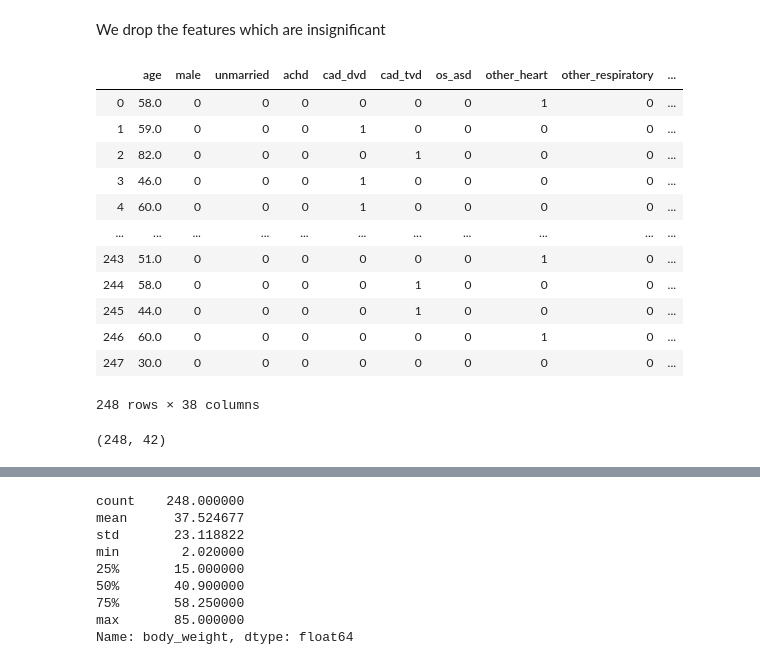
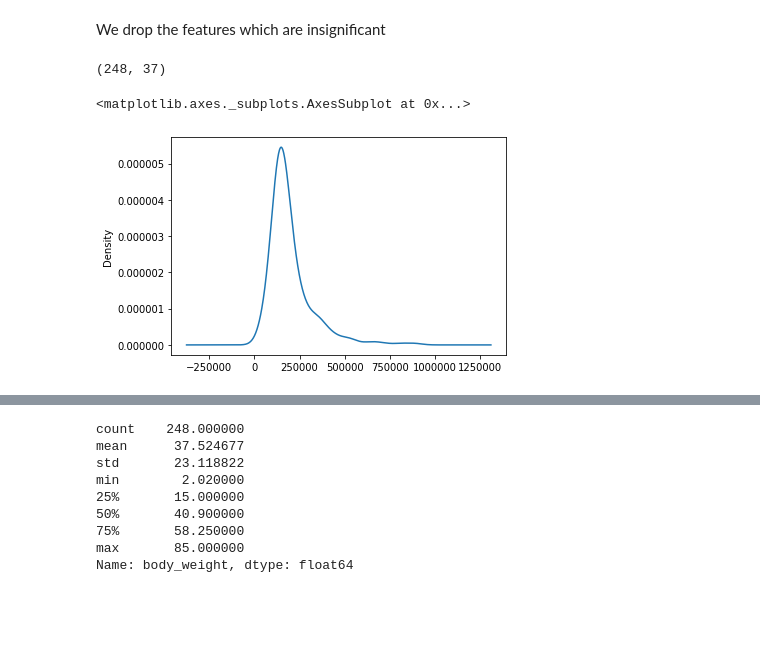
Before and after one commit to abhilashhn1993/PackagePricing_linear_regression, a Jupyter notebook: PackagePrice_DataExploration.ipynb, the cells around one changed output, grey strips where cells are left out. Drawn from its saved outputs; the diff is of its cells as text; code cells hidden in the pictures; blank space fills up the shorter version.

```diff
--- a/PackagePrice_DataExploration.ipynb
+++ b/PackagePrice_DataExploration.ipynb
@@ -30,6 +30,8 @@ Renaming the columns by removing the blank spaces
 # %%
 df.columns = df.columns.str.replace(' ', '_')
 df.columns = df.columns.str.replace('-', '_')
+# %%
+df.columns = df.columns.str.replace('__', '_')
 # %%
 df.info()
 # %% [output]
@@ -88,7 +90,7 @@ number of duplicate rows: (0, 51)
 # %%
 #Now, we remove the unneccessary columns like sl. , gender, marital_status and other redundant columns from the dataset
 df = df.drop(['sl.','gender','marital_status','key_complaints_code','past_medical_history_code','mode_of_arrival',
-             'state_at_the_time_of_arrival','type_of_admsn','implant_used'], axis=1)
+             'state_at_the_time_of_arrival','type_of_admsn','total_length_of_stay','implant_used'], axis=1)
 # %%
 df.shape
 # %% [output]
@@ -260,22 +264,14 @@ Name: rhd, dtype: int64
 # %% [markdown]
 We drop the features which are insignificant
 # %%
-df.drop(['cad_svd','cad_vsd','other_nervous','other_general'], axis=1)
+df = df.drop(['cad_svd','cad_vsd','other_nervous','other_general'], axis=1)
-# %% [output]
-|  | age | male | unmarried | achd | cad_dvd | cad_tvd | os_asd | other_heart | other_respiratory | ... |
-| 0 | 58.0 | 0 | 0 | 0 | 0 | 0 | 0 | 1 | 0 | ... |
-| 1 | 59.0 | 0 | 0 | 0 | 1 | 0 | 0 | 0 | 0 | ... |
-| 2 | 82.0 | 0 | 0 | 0 | 0 | 1 | 0 | 0 | 0 | ... |
-| 3 | 46.0 | 0 | 0 | 0 | 1 | 0 | 0 | 0 | 0 | ... |
-| 4 | 60.0 | 0 | 0 | 0 | 1 | 0 | 0 | 0 | 0 | ... |
-| ... | ... | ... | ... | ... | ... | ... | ... | ... | ... | ... |
-| 243 | 51.0 | 0 | 0 | 0 | 0 | 0 | 0 | 1 | 0 | ... |
-| 244 | 58.0 | 0 | 0 | 0 | 0 | 1 | 0 | 0 | 0 | ... |
-| 245 | 44.0 | 0 | 0 | 0 | 0 | 1 | 0 | 0 | 0 | ... |
-| 246 | 60.0 | 0 | 0 | 0 | 0 | 0 | 0 | 1 | 0 | ... |
-| 247 | 30.0 | 0 | 0 | 0 | 0 | 0 | 0 | 0 | 0 | ... |
-248 rows × 38 columns
 # %%
 df.shape
 # %% [output]
-(248, 42)
+(248, 37)
+# %%
+#Checking the distribution of total_cost variable
+df.total_cost_to_hospital.plot.density()
+# %% [output]
+<matplotlib.axes._subplots.AxesSubplot at 0x...>
+[figure, added]
```
Also changed, not shown: parts of 41 cells of this notebook.
